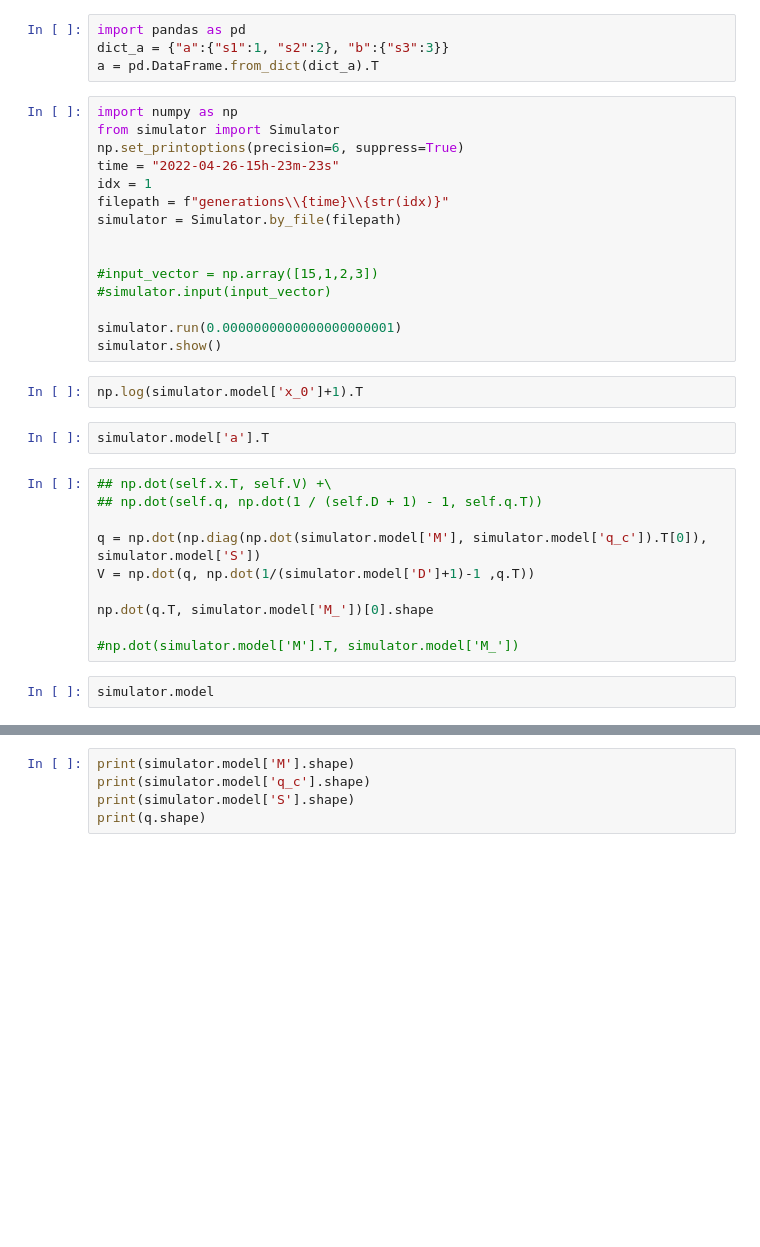
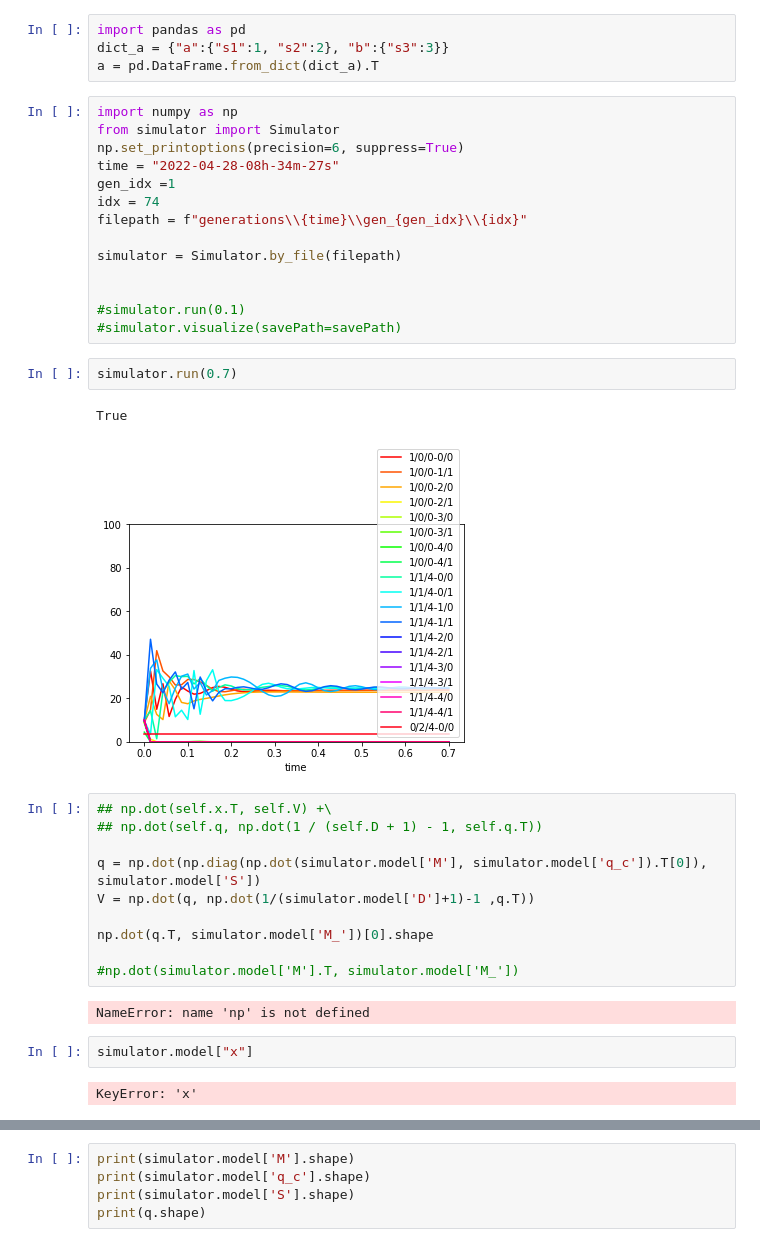
Before and after one commit to arizona95/BEAT, a Jupyter notebook: lab/experiment.ipynb, the cells around one changed output, grey strips where cells are left out. Saved outputs shown, nothing was run; the diff lists cells and outputs as text; blank space fills up the shorter version.

```diff
--- a/lab/experiment.ipynb
+++ b/lab/experiment.ipynb
@@ -127,21 +127,21 @@ a = pd.DataFrame.from_dict(dict_a).T
 import numpy as np
 from simulator import Simulator
 np.set_printoptions(precision=6, suppress=True)
-time = "2022-04-26-15h-23m-23s"
-idx = 1
-filepath = f"generations\\{time}\\{str(idx)}"
+time = "2022-04-28-08h-34m-27s"
+gen_idx =1
+idx = 74
+filepath = f"generations\\{time}\\gen_{gen_idx}\\{idx}"
+
 simulator = Simulator.by_file(filepath)
 
 
-#input_vector = np.array([15,1,2,3])
-#simulator.input(input_vector)
-
-simulator.run(0.0000000000000000000001)
-simulator.show()
+#simulator.run(0.1)
+#simulator.visualize(savePath=savePath)
-# %%
-np.log(simulator.model['x_0']+1).T
-# %%
-simulator.model['a'].T
+# %%
+simulator.run(0.7)
+# %% [output]
+True
+[figure, added]
 # %%
 ## np.dot(self.x.T, self.V) +\
 ## np.dot(self.q, np.dot(1 / (self.D + 1) - 1, self.q.T))
@@ -152,5 +152,9 @@ V = np.dot(q, np.dot(1/(simulator.model['D']+1)-1 ,q.T))
 np.dot(q.T, simulator.model['M_'])[0].shape
 
 #np.dot(simulator.model['M'].T, simulator.model['M_'])
+# %% [output]
+NameError: name 'np' is not defined
 # %%
-simulator.model
+simulator.model["x"]
+# %% [output]
+KeyError: 'x'
```
Also changed, not shown: parts of 6 cells of this notebook, 4 other files.
